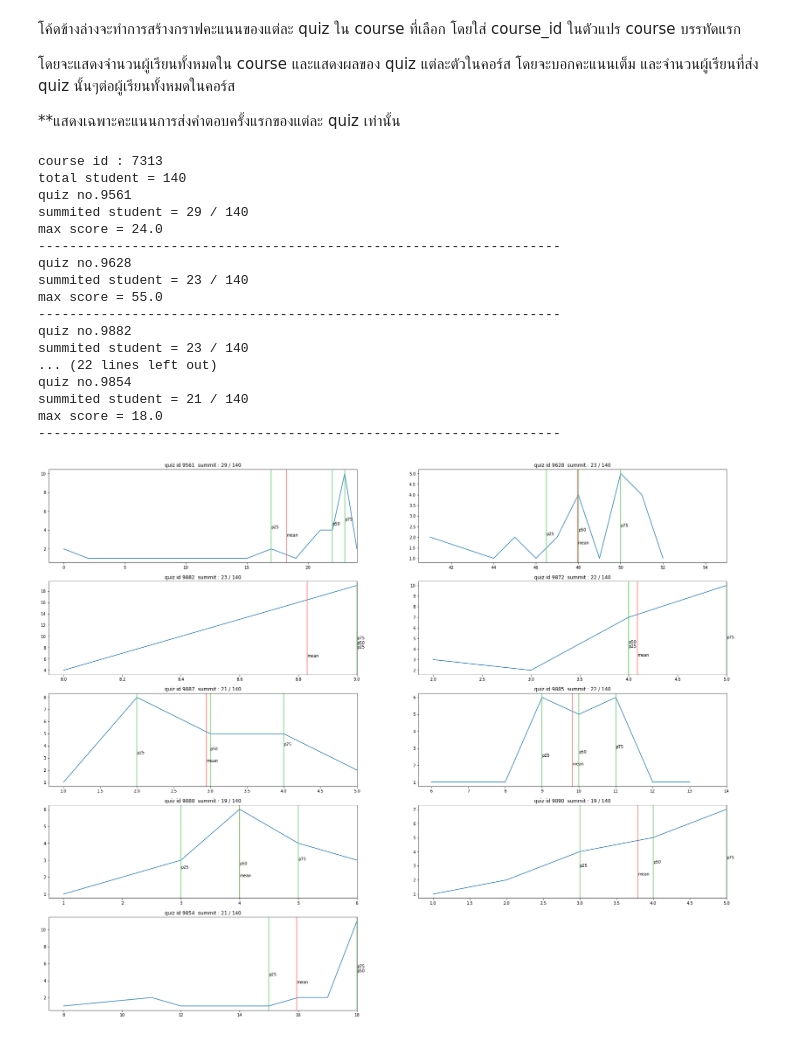
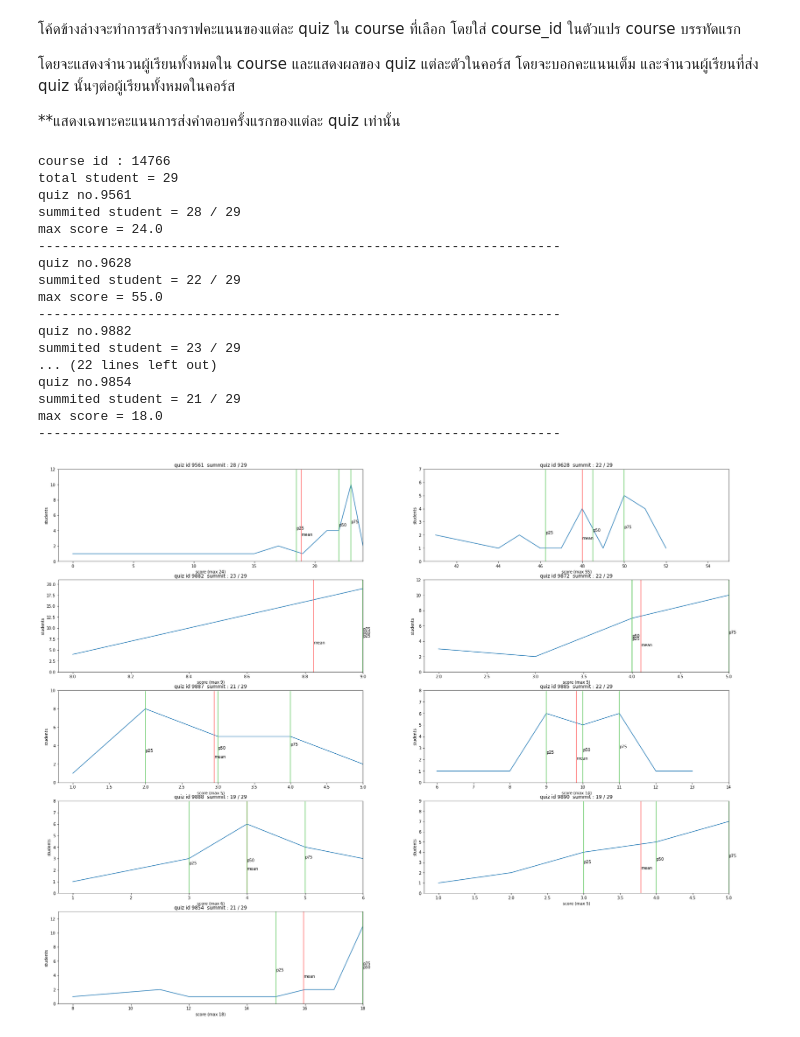
Before and after one commit to phumnoi1/get_code_graph, a Jupyter notebook: get_code_graph.ipynb, the cells around one changed output. Saved outputs shown, nothing was run; the diff lists cells and outputs as text; code cells hidden in the pictures.

```diff
--- a/get_code_graph.ipynb
+++ b/get_code_graph.ipynb
@@ -1,3 +3,5 @@
+# %%
+course = 14766
 # %% [markdown]
 ตารางที่ต้องใช้มีดังนี้
 
@@ -111,7 +153,7 @@ last attempted by natchapol at 2020-06-20 02:24:18
 
 **แสดงเฉพาะคะแนนการส่งคำตอบครั้งแรกของแต่ละ quiz เท่านั้น
 # %%
-course = 7313
+#course = 14766
 fig = plt.figure(figsize=(30, 50))
 c_list = list(course_quiz[course_quiz['course_id'] == 7313]['quiz_id'])
 print('course id : '+str(course))
@@ -125,7 +167,29 @@ for i in range (0,len(c_list)):
     quiz_table = first_attempt[first_attempt['quiz_id'] ==select_quiz ]
     quiz_table = quiz_table.reset_index(drop = True)
     quiz_table = quiz_table[['attempt_id' , 'user_id' , 'total_marks' , 'earned_marks' , 'attempt_ended_at']]
-    quiz_table = quiz_table.dropna()
+    quiz_table = quiz_table.dropna().reset_index()
+    a = list(quiz_table['earned_marks'])
+
+    asd = list(quiz_table['user_id'])
+    sd = []
+    #print(len(a))
+    #print(len(asd))
+    #print(asd)
+    for k in asd:
+        if k in a:
+            sd.append(k)
+        #else:
+            #print(str(i) + ' not in course')
+    #print(len(sd))
+    #print(sd)
+
+    for o in sd:
+        quiz_table = quiz_table[quiz_table['user_id'] != o]
+
+    quiz_table = quiz_table.reset_index()
+    #print(quiz_table)
+
+
     print('quiz no.'+str(c_list[i]))
     a = list(quiz_table['earned_marks'])
     print('summited student = ' + str(len(a)) + ' / ' + str(max_s))
@@ -137,37 +201,40 @@ for i in range (0,len(c_list)):
     b75 = np.percentile(a,75)
 
     vc = quiz_table.copy()['earned_marks'].value_counts()
 
     vc = vc.sort_index()
     ax.plot(vc)
     ax.axvline(mean, ymin = 0 , ymax = 1 , c=(255/255, 100/255, 100/255), alpha=1)
     ax.text(mean, vc.max() / 3, 'mean')
     ax.axvline(b50, ymin = 0 , ymax = 1 , c=(100/255, 200/255, 100/255), alpha=1)
     ax.text(b50, vc.max() / 2.2, 'p50')
     ax.axvline(b25, ymin = 0 , ymax = 1 , c=(100/255, 200/255, 100/255), alpha=1)
     ax.text(b25, vc.max() / 2.4, 'p25')
     ax.axvline(b75, ymin = 0 , ymax = 1 , c=(100/255, 200/255, 100/255), alpha=1)
     ax.text(b75, vc.max() / 2, 'p75')
     ax.set_xlim(right = m)
     ax.set_title('quiz id ' +str(c_list[i]) + '  summit : ' + str(len(a)) + ' / ' + str(max_s))
+    ax.set_xlabel('score (max '+str(int(m)) + ')')
+    ax.set_ylabel('students')
+    ax.set_ylim(0,vc.max()+2)
     print('-------------------------------------------------------------------')
 plt.show()
 # %% [output]
-course id : 7313
-total student = 140
+course id : 14766
+total student = 29
 quiz no.9561
-summited student = 29 / 140
+summited student = 28 / 29
 max score = 24.0
 -------------------------------------------------------------------
 quiz no.9628
-summited student = 23 / 140
+summited student = 22 / 29
 max score = 55.0
 -------------------------------------------------------------------
 quiz no.9882
-summited student = 23 / 140
+summited student = 23 / 29
 ... (22 lines left out)
 quiz no.9854
-summited student = 21 / 140
+summited student = 21 / 29
 max score = 18.0
 -------------------------------------------------------------------
-[figure, old version]
+[figure, new version]
```
Also changed, not shown: parts of 10 cells of this notebook.
